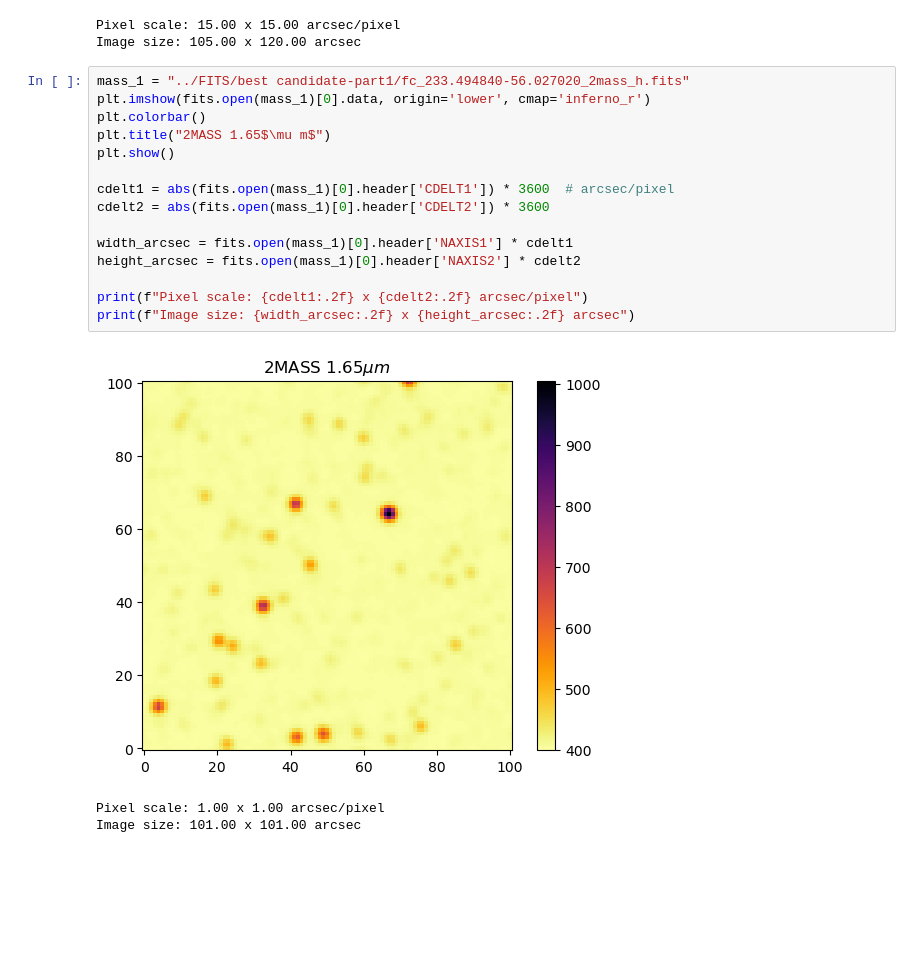
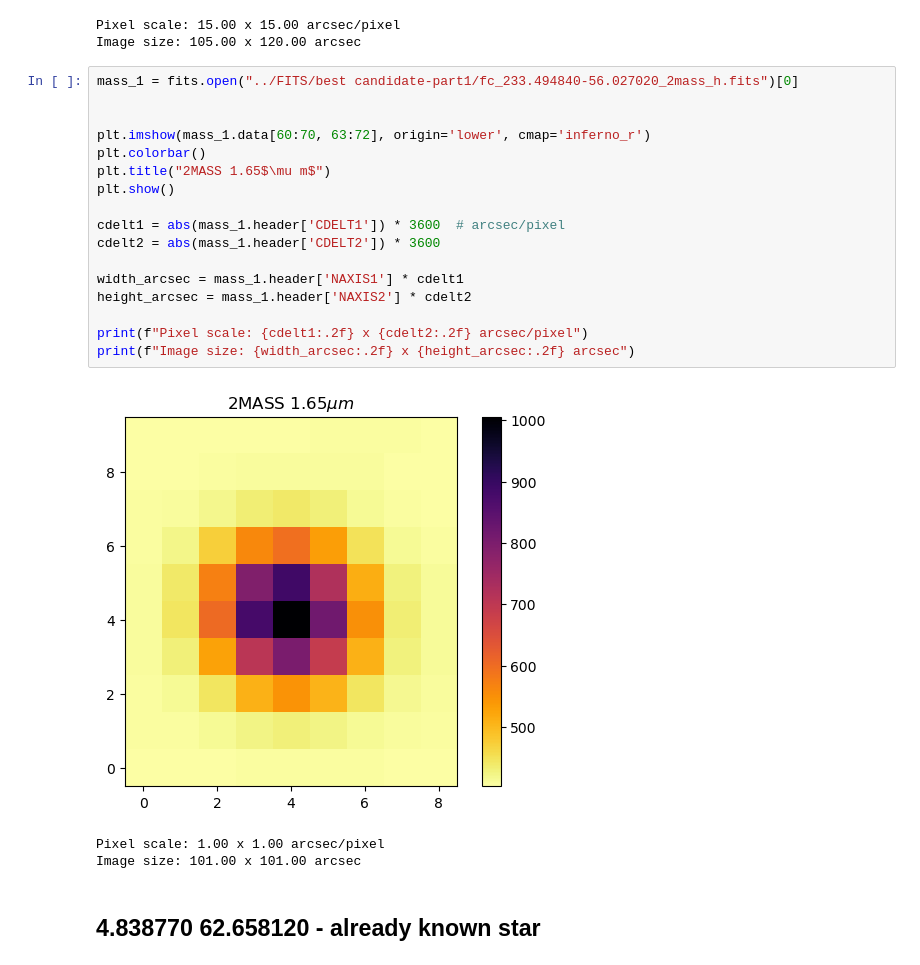
Before and after one commit to SomeDudeWhoExists/protostarNotebooks, a Jupyter notebook: Notebooks/AKARI.ipynb, the cells around one changed output. Cells and saved outputs as stored; diff of their text form; blank space fills up the shorter version.

```diff
--- a/Notebooks/AKARI.ipynb
+++ b/Notebooks/AKARI.ipynb
@@ -326,21 +457,25 @@ print(f"Image size: {width_arcsec:.2f} x {height_arcsec:.2f} arcsec")
 Pixel scale: 15.00 x 15.00 arcsec/pixel
 Image size: 105.00 x 120.00 arcsec
 # %%
-mass_1 = "../FITS/best candidate-part1/fc_233.494840-56.027020_2mass_h.fits"
-plt.imshow(fits.open(mass_1)[0].data, origin='lower', cmap='inferno_r')
+mass_1 = fits.open("../FITS/best candidate-part1/fc_233.494840-56.027020_2mass_h.fits")[0]
+
+
+plt.imshow(mass_1.data[60:70, 63:72], origin='lower', cmap='inferno_r')
 plt.colorbar()
 plt.title("2MASS 1.65$\mu m$")
 plt.show()
 
-cdelt1 = abs(fits.open(mass_1)[0].header['CDELT1']) * 3600  # arcsec/pixel
-cdelt2 = abs(fits.open(mass_1)[0].header['CDELT2']) * 3600
+cdelt1 = abs(mass_1.header['CDELT1']) * 3600  # arcsec/pixel
+cdelt2 = abs(mass_1.header['CDELT2']) * 3600
 
-width_arcsec = fits.open(mass_1)[0].header['NAXIS1'] * cdelt1
-height_arcsec = fits.open(mass_1)[0].header['NAXIS2'] * cdelt2
+width_arcsec = mass_1.header['NAXIS1'] * cdelt1
+height_arcsec = mass_1.header['NAXIS2'] * cdelt2
 
 print(f"Pixel scale: {cdelt1:.2f} x {cdelt2:.2f} arcsec/pixel")
 print(f"Image size: {width_arcsec:.2f} x {height_arcsec:.2f} arcsec")
 # %% [output]
-[figure, old version]
+[figure, new version]
 Pixel scale: 1.00 x 1.00 arcsec/pixel
 Image size: 101.00 x 101.00 arcsec
+# %% [markdown]
+## **4.838770 62.658120** - already known star
```
Also changed, not shown: parts of 20 cells of this notebook, 44 other files.
